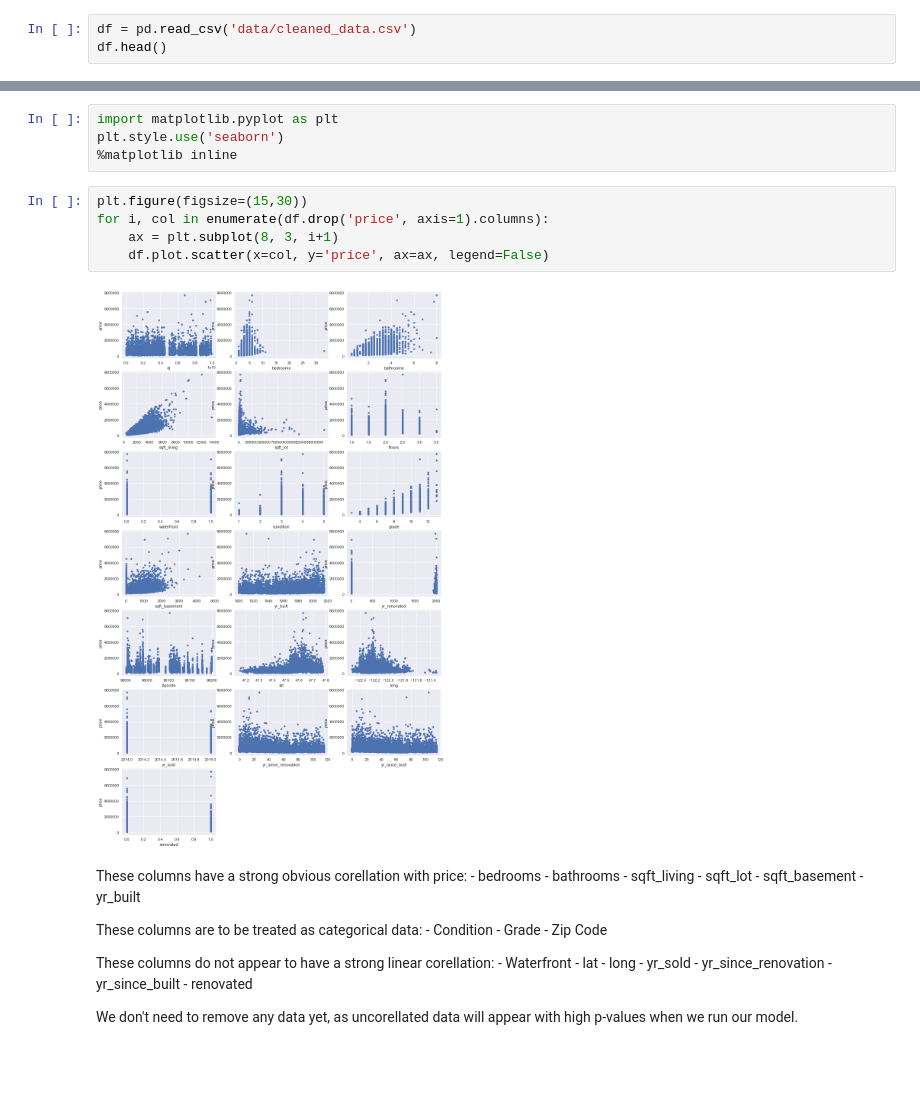
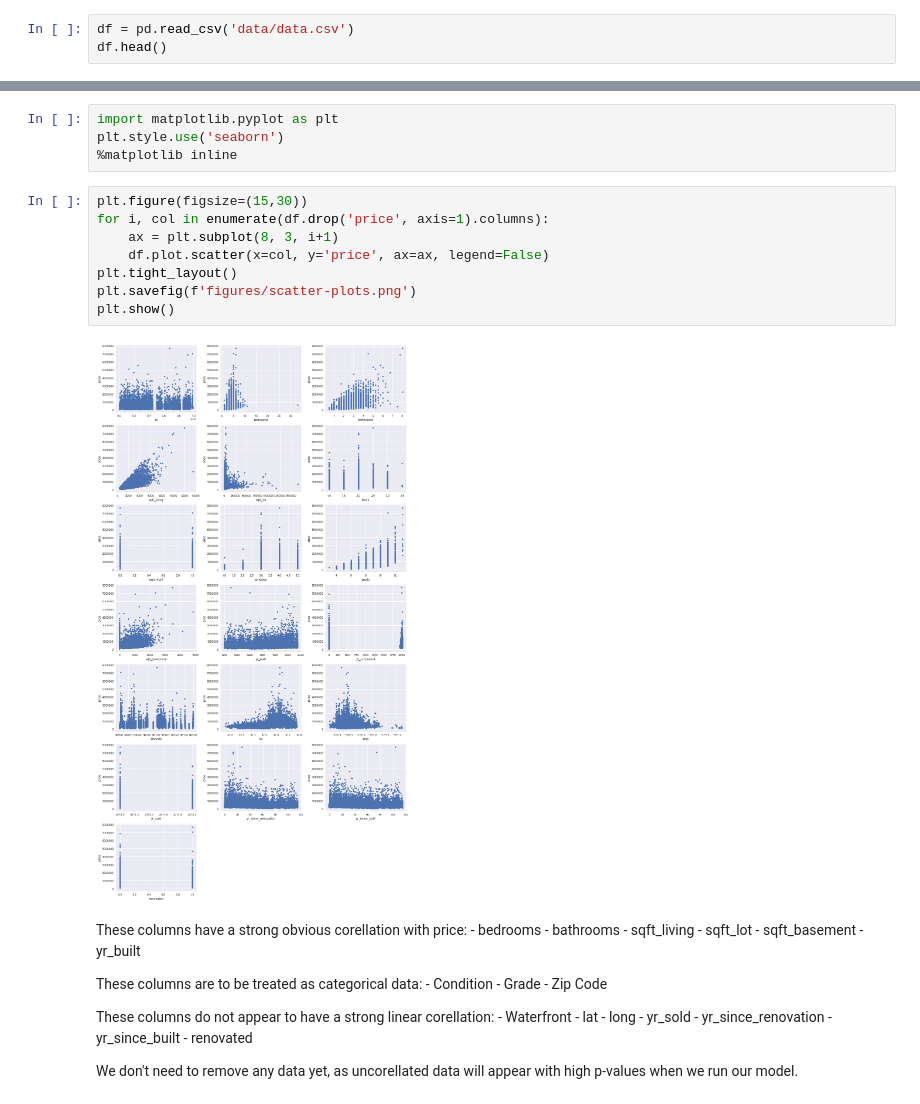
Before and after one commit to MullerAC/king-county-house-sales, a Jupyter notebook: 2-exploratory-data-analysis.ipynb, the cells around one changed output, grey strips where cells are left out. Saved outputs shown, nothing was run; the diff lists cells and outputs as text; blank space fills up the shorter version.

Commit message:
modified notebooks 1 & 2 to save plots into figures folder

```diff
--- a/2-exploratory-data-analysis.ipynb
+++ b/2-exploratory-data-analysis.ipynb
@@ -5,7 +5,7 @@ In order to prepare for our modeling, we will check which features are corolated
 # %%
 import pandas as pd
 # %%
-df = pd.read_csv('data/cleaned_data.csv')
+df = pd.read_csv('data/data.csv')
 df.head()
 # %% [output]
 |  | id | price | bedrooms | bathrooms | sqft_living | sqft_lot | floors | waterfront | condition | grade | ... |
@@ -37,10 +37,13 @@ plt.style.use('seaborn')
 # %%
 plt.figure(figsize=(15,30))
 for i, col in enumerate(df.drop('price', axis=1).columns):
     ax = plt.subplot(8, 3, i+1)
     df.plot.scatter(x=col, y='price', ax=ax, legend=False)
+plt.tight_layout()
+plt.savefig(f'figures/scatter-plots.png')
+plt.show()
 # %% [output]
-[figure, old version]
+[figure, new version]
 # %% [markdown]
 These columns have a strong obvious corellation with price:
     - bedrooms
```
Also changed, not shown: parts of 5 cells of this notebook, 6 other files.
